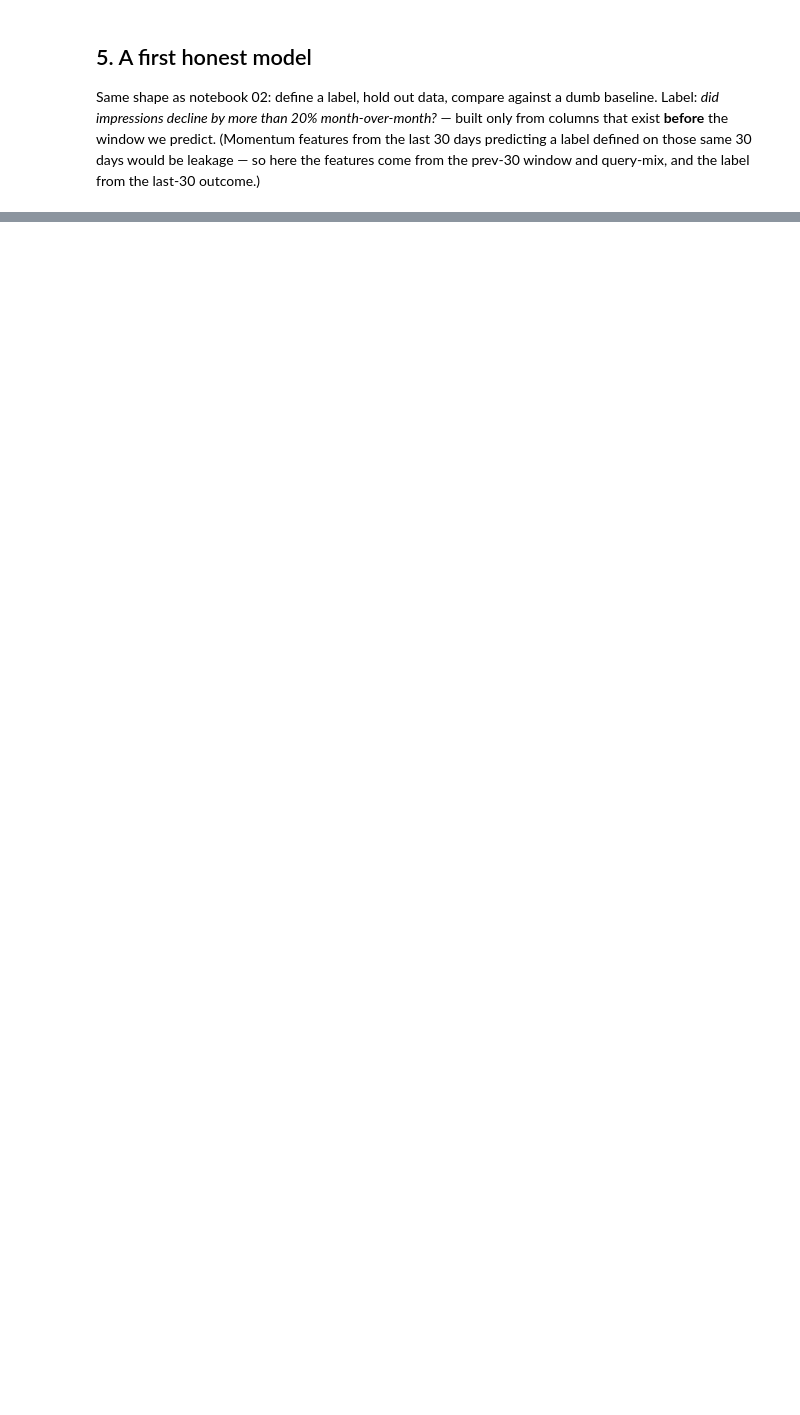
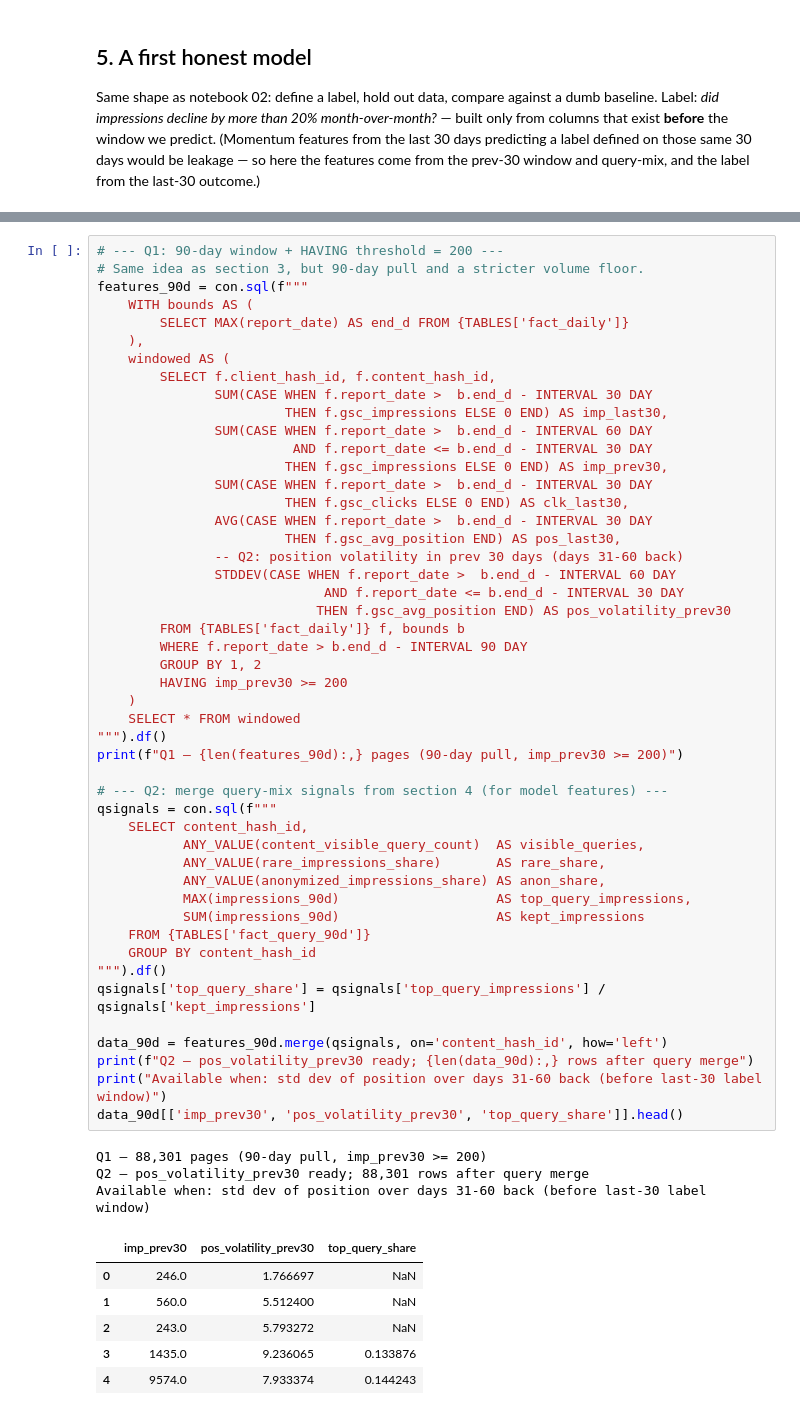
Before and after one commit to rimlazrek1/flyrank-internship, a Jupyter notebook: notebooks/03_working_with_the_full_release.ipynb, the cells around one changed output, grey strips where cells are left out. Drawn from its saved outputs; the diff is of its cells as text; blank space fills up the shorter version.

Commit message:
Completed ML-04 data contract notebook and run warehouse walkthrough

```diff
--- a/notebooks/03_working_with_the_full_release.ipynb
+++ b/notebooks/03_working_with_the_full_release.ipynb
@@ -154,0 +213,58 @@ print(classification_report(y_te, model.predict(X_te), digits=3))
+# %%
+# --- Q1: 90-day window + HAVING threshold = 200 ---
+# Same idea as section 3, but 90-day pull and a stricter volume floor.
+features_90d = con.sql(f"""
+    WITH bounds AS (
+        SELECT MAX(report_date) AS end_d FROM {TABLES['fact_daily']}
+    ),
+    windowed AS (
+        SELECT f.client_hash_id, f.content_hash_id,
+               SUM(CASE WHEN f.report_date >  b.end_d - INTERVAL 30 DAY
+                        THEN f.gsc_impressions ELSE 0 END) AS imp_last30,
+               SUM(CASE WHEN f.report_date >  b.end_d - INTERVAL 60 DAY
+                         AND f.report_date <= b.end_d - INTERVAL 30 DAY
+                        THEN f.gsc_impressions ELSE 0 END) AS imp_prev30,
+               SUM(CASE WHEN f.report_date >  b.end_d - INTERVAL 30 DAY
+                        THEN f.gsc_clicks ELSE 0 END) AS clk_last30,
+               AVG(CASE WHEN f.report_date >  b.end_d - INTERVAL 30 DAY
+                        THEN f.gsc_avg_position END) AS pos_last30,
+               -- Q2: position volatility in prev 30 days (days 31-60 back)
+               STDDEV(CASE WHEN f.report_date >  b.end_d - INTERVAL 60 DAY
+                             AND f.report_date <= b.end_d - INTERVAL 30 DAY
+                            THEN f.gsc_avg_position END) AS pos_volatility_prev30
+        FROM {TABLES['fact_daily']} f, bounds b
+        WHERE f.report_date > b.end_d - INTERVAL 90 DAY
+        GROUP BY 1, 2
+        HAVING imp_prev30 >= 200
+    )
+    SELECT * FROM windowed
+""").df()
+print(f"Q1 — {len(features_90d):,} pages (90-day pull, imp_prev30 >= 200)")
+
+# --- Q2: merge query-mix signals from section 4 (for model features) ---
+qsignals = con.sql(f"""
+    SELECT content_hash_id,
+           ANY_VALUE(content_visible_query_count)  AS visible_queries,
+           ANY_VALUE(rare_impressions_share)       AS rare_share,
+           ANY_VALUE(anonymized_impressions_share) AS anon_share,
+           MAX(impressions_90d)                    AS top_query_impressions,
+           SUM(impressions_90d)                    AS kept_impressions
+    FROM {TABLES['fact_query_90d']}
+    GROUP BY content_hash_id
+""").df()
+qsignals['top_query_share'] = qsignals['top_query_impressions'] / qsignals['kept_impressions']
+
+data_90d = features_90d.merge(qsignals, on='content_hash_id', how='left')
+print(f"Q2 — pos_volatility_prev30 ready; {len(data_90d):,} rows after query merge")
+print("Available when: std dev of position over days 31-60 back (before last-30 label window)")
+data_90d[['imp_prev30', 'pos_volatility_prev30', 'top_query_share']].head()
+# %% [output]
+Q1 — 88,301 pages (90-day pull, imp_prev30 >= 200)
+Q2 — pos_volatility_prev30 ready; 88,301 rows after query merge
+Available when: std dev of position over days 31-60 back (before last-30 label window)
+|  | imp_prev30 | pos_volatility_prev30 | top_query_share |
+| 0 | 246.0 | 1.766697 | NaN |
+| 1 | 560.0 | 5.512400 | NaN |
+| 2 | 243.0 | 5.793272 | NaN |
+| 3 | 1435.0 | 9.236065 | 0.133876 |
+| 4 | 9574.0 | 7.933374 | 0.144243 |
```
Also changed, not shown: parts of 9 cells of this notebook, 1 other file.
